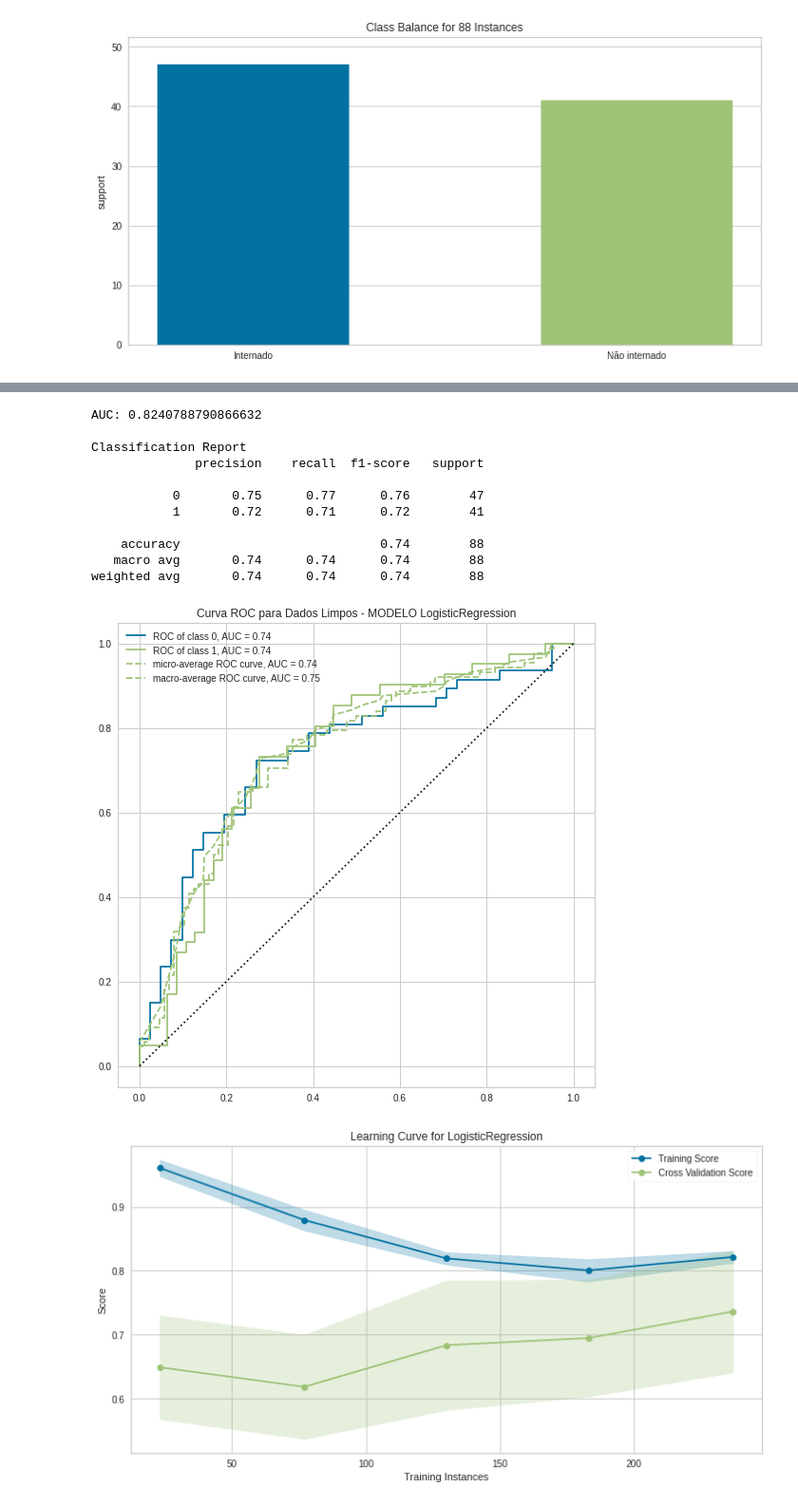
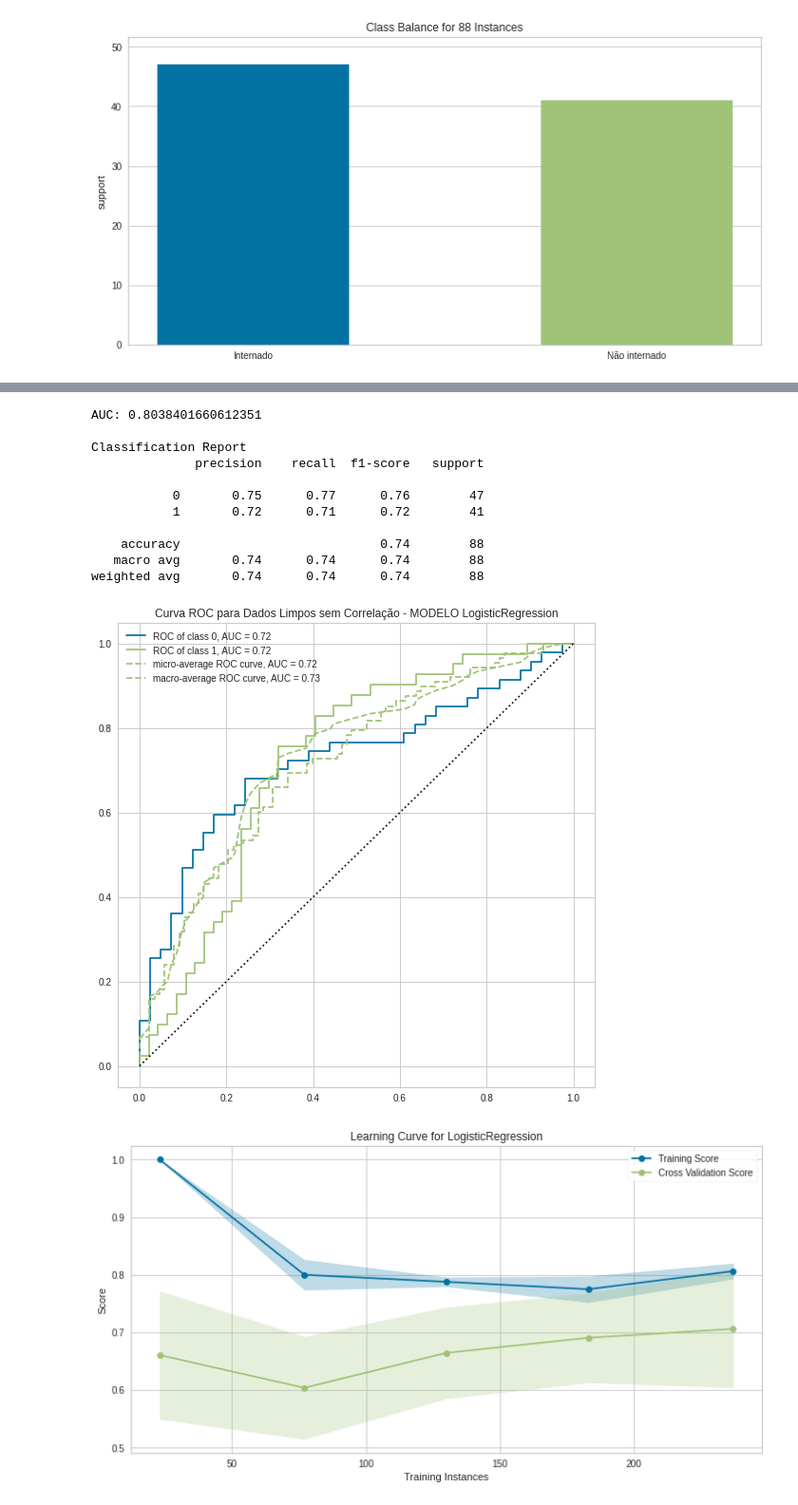
Before and after one commit to letpires/BootcampAlura, a Jupyter notebook: Projeto_final.ipynb, the cells around one changed output, grey strips where cells are left out. Shown at 95% size. Cells and saved outputs as stored; diff of their text form; code cells hidden in the pictures.

```diff
--- a/Projeto_final.ipynb
+++ b/Projeto_final.ipynb
@@ -56,20 +152,16 @@ bfill e ffill
 '''
 
 def fill_table(data):
+
+    #Features_continuas contem grande parte das colunas de dados e NaN
     features_continuas_colunas = data.iloc[:, 13:-2].columns
-    features_continuas = data.groupby("PATIENT_VISIT_IDENTIFIER", as_index=False)[features_continuas_colunas].fillna(method='bfill').fillna(method='ffill')
+    features_continuas = data.groupby("PATIENT_VISIT_IDENTIFIER",
+                                      s_index=False)
+                                      [features_continuas_colunas].fillna(method='bfill').fillna(method='ffill')
+    #Features_categoricas contem as 13 primeiras colunas do dataframe
     features_categoricas = data.iloc[:, :13]
+    #Saida contém as duas últimas colunas WINDOW e ICU
     saida = data.iloc[:, -2:]
     dados_finais = pd.concat([features_categoricas, features_continuas, saida], ignore_index=True,axis=1)
     dados_finais.columns = data.columns
     return dados_finais
-# %%
-'''
-Função que agrupa todos os grupos de dados de um paciente e atribui o valor
-ICU==1 na janela de até 2 horas
-'''
-
-def prepare_window(rows):
-    if(np.any(rows["ICU"])):
-        rows.loc[rows["WINDOW"]=="0-2", "ICU"] = 1
-    return rows.loc[rows["WINDOW"] == "0-2"]
@@ -372,12 +501,0 @@ def validation_curve(modelo,dados,n_range_max, param):
-# %%
-def curve_of_learning(modelo, dados):
-  np.random.seed(165488)
-
-
-  x_train, x_test, y_train, y_test = criar_treino_teste(dados)
-
-  fig,ax = plt.subplots(figsize=(12,6))
-  lc3_viz=LearningCurve(modelo, cv=10)
-
-  lc3_viz.fit(x_train,y_train)
-  lc3_viz.poof()
@@ -426,7 +518,7 @@ plote_confusion_matrix(dados_limpos, modelo_logistic_regression_dados_limpos )
 # %%
-roda_modelo(modelo_logistic_regression_dados_limpos, dados_limpos )
+roda_modelo(modelo_logistic_regression_dados_limpos, dados_limpos_sem_corr )
 # %% [output]
-AUC: 0.8240788790866632
+AUC: 0.8038401660612351
 
 Classification Report
               precision    recall  f1-score   support
@@ -438,11 +530,11 @@ Classification Report
    macro avg       0.74      0.74      0.74        88
 weighted avg       0.74      0.74      0.74        88
 # %%
-plotar_roc_auc(modelo_logistic_regression_dados_limpos, dados_limpos, "Dados Limpos")
+plotar_roc_auc(modelo_logistic_regression_dados_limpos, dados_limpos_sem_corr, "Dados Limpos sem Correlação")
 # %% [output]
-[figure, old version]
+[figure, new version]
 # %%
-curve_of_learning(modelo_logistic_regression_dados_limpos, dados_limpos)
+curve_of_learning(modelo_logistic_regression_dados_limpos, dados_limpos_sem_corr)
 # %% [output]
-[figure, old version]
+[figure, new version]
 # %%
```
Also changed, not shown: parts of 70 cells of this notebook.
